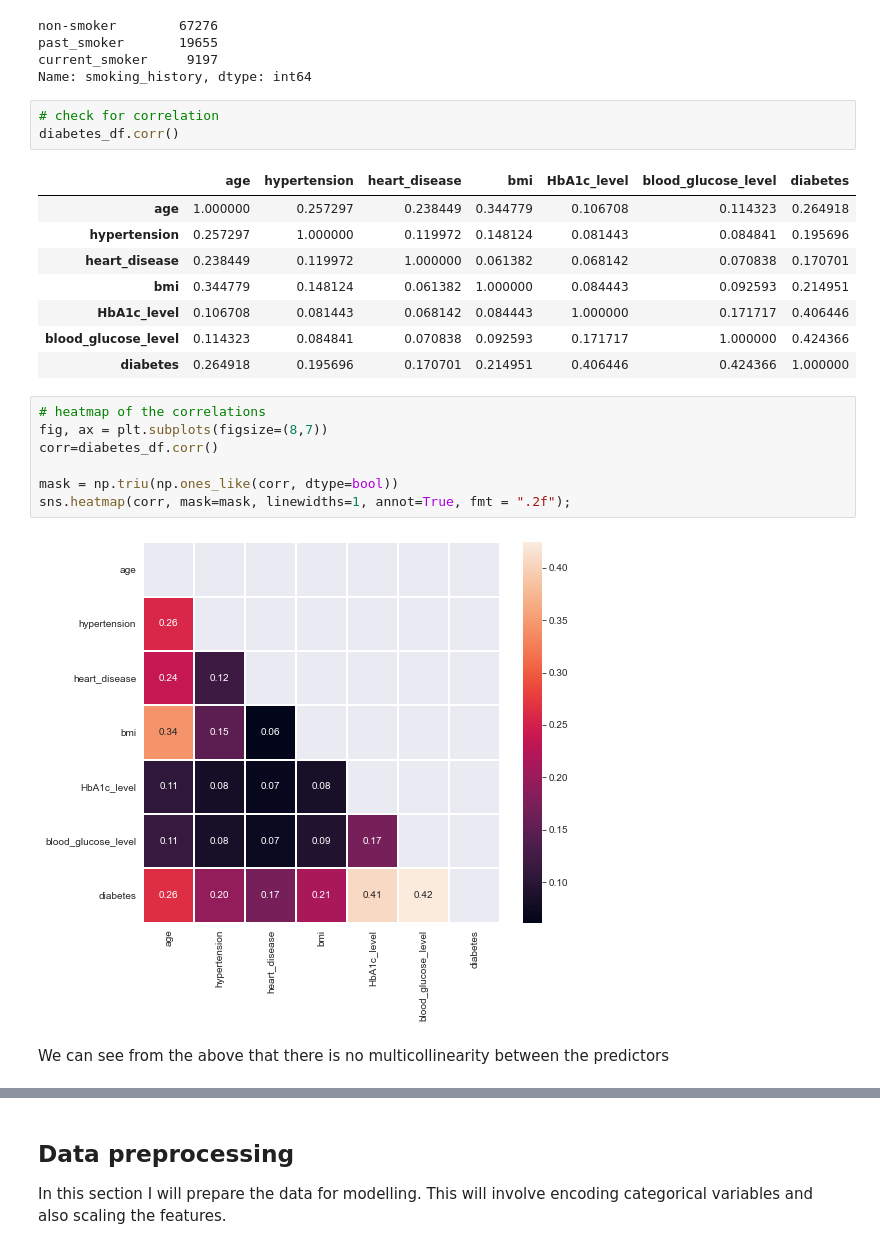
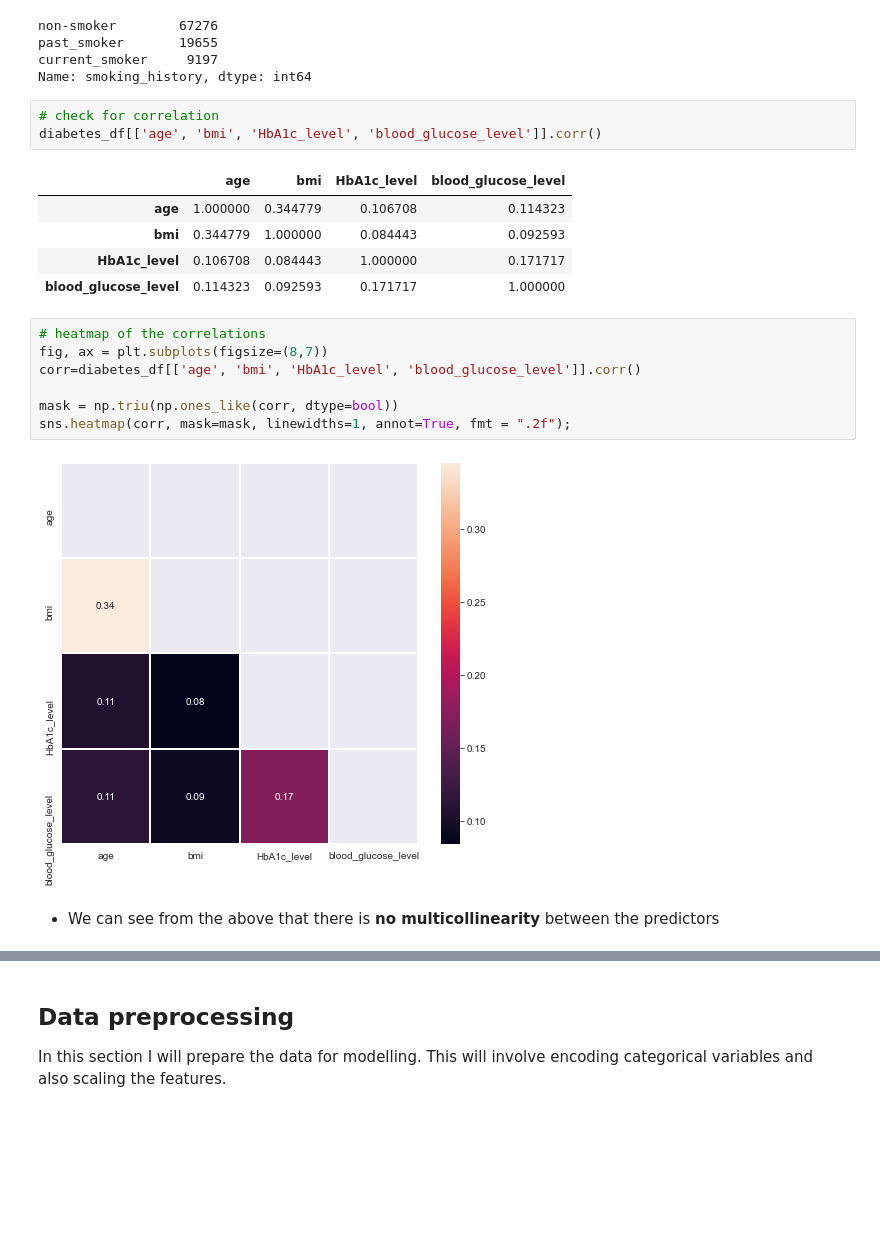
Before and after one commit to MosesMusyoki/Diabetes_Analysis_phase3, a Jupyter notebook: index.ipynb, the cells around one changed output, grey strips where cells are left out. Cells and saved outputs as stored; diff of their text form; blank space fills up the shorter version.

```diff
--- a/index.ipynb
+++ b/index.ipynb
@@ -342,26 +365,23 @@ current_smoker     9197
 Name: smoking_history, dtype: int64
 # %%
 # check for correlation
-diabetes_df.corr()
+diabetes_df[['age', 'bmi', 'HbA1c_level', 'blood_glucose_level']].corr()
 # %% [output]
-|  | age | hypertension | heart_disease | bmi | HbA1c_level | blood_glucose_level | diabetes |
-| age | 1.000000 | 0.257297 | 0.238449 | 0.344779 | 0.106708 | 0.114323 | 0.264918 |
-| hypertension | 0.257297 | 1.000000 | 0.119972 | 0.148124 | 0.081443 | 0.084841 | 0.195696 |
-| heart_disease | 0.238449 | 0.119972 | 1.000000 | 0.061382 | 0.068142 | 0.070838 | 0.170701 |
-| bmi | 0.344779 | 0.148124 | 0.061382 | 1.000000 | 0.084443 | 0.092593 | 0.214951 |
-| HbA1c_level | 0.106708 | 0.081443 | 0.068142 | 0.084443 | 1.000000 | 0.171717 | 0.406446 |
-| blood_glucose_level | 0.114323 | 0.084841 | 0.070838 | 0.092593 | 0.171717 | 1.000000 | 0.424366 |
-| diabetes | 0.264918 | 0.195696 | 0.170701 | 0.214951 | 0.406446 | 0.424366 | 1.000000 |
+|  | age | bmi | HbA1c_level | blood_glucose_level |
+| age | 1.000000 | 0.344779 | 0.106708 | 0.114323 |
+| bmi | 0.344779 | 1.000000 | 0.084443 | 0.092593 |
+| HbA1c_level | 0.106708 | 0.084443 | 1.000000 | 0.171717 |
+| blood_glucose_level | 0.114323 | 0.092593 | 0.171717 | 1.000000 |
 # %%
 # heatmap of the correlations
 fig, ax = plt.subplots(figsize=(8,7))
-corr=diabetes_df.corr()
+corr=diabetes_df[['age', 'bmi', 'HbA1c_level', 'blood_glucose_level']].corr()
 
 mask = np.triu(np.ones_like(corr, dtype=bool))
 sns.heatmap(corr, mask=mask, linewidths=1, annot=True, fmt = ".2f");
 # %% [output]
-[figure, old version]
+[figure, new version]
 # %% [markdown]
-We can see from the above that there is no multicollinearity between the predictors
+- We can see from the above that there is **no multicollinearity** between the predictors
 # %%
 # correlations with target
```
Also changed, not shown: parts of 48 cells of this notebook.
